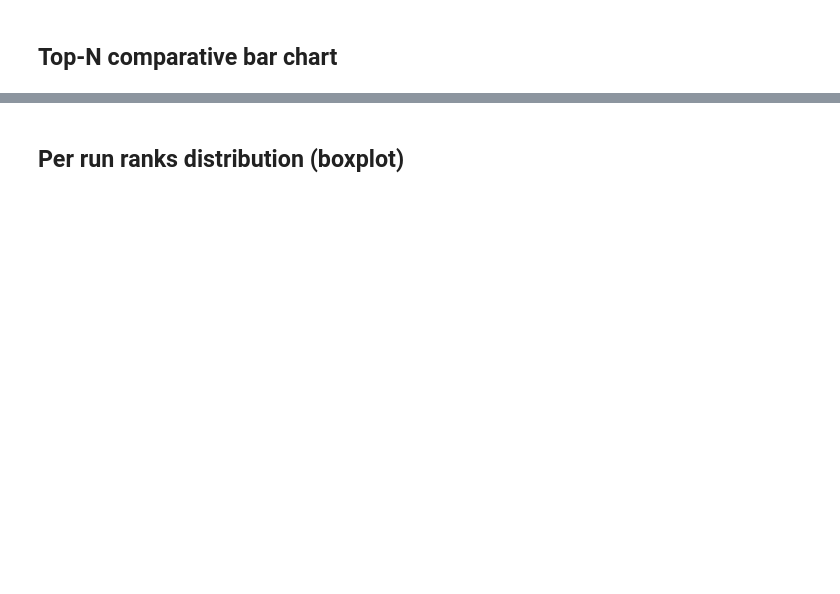
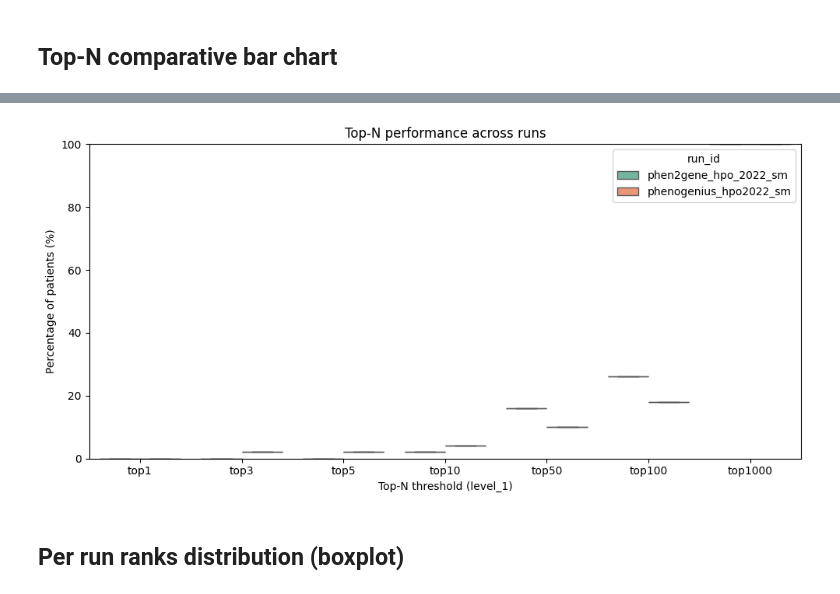
Before and after one commit to AxelBone/String_Matching_Parser_14042025, a Jupyter notebook: ext/phenogenius_results_analysis/notebooks/EDA_comparison_priorisation_results_from_diff_methods.ipynb, the cells around one changed output, grey strips where cells are left out. Drawn from its saved outputs; the diff is of its cells as text; code cells hidden in the pictures; blank space fills up the shorter version.

```diff
--- a/ext/phenogenius_results_analysis/notebooks/EDA_comparison_priorisation_results_from_diff_methods.ipynb
+++ b/ext/phenogenius_results_analysis/notebooks/EDA_comparison_priorisation_results_from_diff_methods.ipynb
@@ -28,13 +28,13 @@ pd.set_option("display.max_colwidth", 120)
 ## Loading data
 # %%
 # === PARAMÈTRE ===
-ANALYSIS_TABLE_PATH = "analysis_table.csv"  # ou .parquet
+ANALYSIS_TABLE_PATH = "../data/synthetic_variants.csv"  # ou .parquet
 
 # Chargement
 if ANALYSIS_TABLE_PATH.endswith(".parquet"):
     df = pd.read_parquet(ANALYSIS_TABLE_PATH)
 else:
-    df = pd.read_csv(ANALYSIS_TABLE_PATH)
+    df = pd.read_csv(ANALYSIS_TABLE_PATH, sep=",")
 
 print("Total rows:", len(df))
 print("Runs:", df["run_id"].nunique())
@@ -109,25 +166,53 @@ topN_summary
 # %%
-topN_long = topN_summary.melt(
-    id_vars="run_id",
-    var_name="metric",
-    value_name="percentage"
+import pandas as pd
+import plotly.express as px
+import seaborn as sns
+import matplotlib.pyplot as plt
+
+
+# seuils top-N que tu veux
+thresholds = [1, 3, 5, 10, 50, 100, 1000]
+
+def compute_topN_summary(df, thresholds):
+    # groupby run_id puis on calcule, pour chaque seuil, le % de ranks <= seuil
+    topN_summary = (
+        df.groupby("run_id")["rank"]
+          .apply(
+              lambda s: pd.Series(
+                  {f"top{n}": (s <= n).mean() * 100 for n in thresholds}
+              )
+          )
+          .reset_index()
+    )
+    return topN_summary
+
+topN_summary = compute_topN_summary(df, thresholds)
+print(topN_summary)
+
+
+
+palette = sns.color_palette("Set2")
+
+hue_order = rank_eval["run_id"].unique()
+palette_map = {run_id: palette[i] for i, run_id in enumerate(hue_order)}
+palette_hue = [palette_map[r] for r in hue_order]
+
+plt.figure(figsize=(10, 5))
+
+sns.boxplot(
+    data=topN_summary,
+    x="level_1",
+    y="rank",
+    hue="run_id",
+    hue_order=hue_order,      # pour garder le même ordre/couleurs
+    palette=palette_hue
 )
 
-fig = px.bar(
-    topN_long,
-    x="run_id",
-    y="percentage",
-    color="metric",
-    barmode="group",
-    title="Top-N performance comparison across runs",
-)
+plt.xlabel("Top-N threshold (level_1)")
+plt.ylabel("Percentage of patients (%)")   # ou juste 'rank' si tu préfères
+plt.title("Top-N performance across runs")
 
-fig.update_layout(
-    template="simple_white",
-    xaxis_title="Run / Method",
-    yaxis_title="Percentage of patients (%)",
-    legend_title="Metric",
-    yaxis=dict(range=[0, 100]),
-)
-
-fig.show()
+plt.ylim(0, 100)  # puisque ce sont des pourcentages
+plt.tight_layout()
+plt.show()
+# %% [output]
@@ -134,3 +234,4 @@ fig.show()
+[figure, added]
 # %% [markdown]
 ## Per run ranks distribution (boxplot)
 # %%
```
Also changed, not shown: parts of 9 cells of this notebook, 2 other files.
